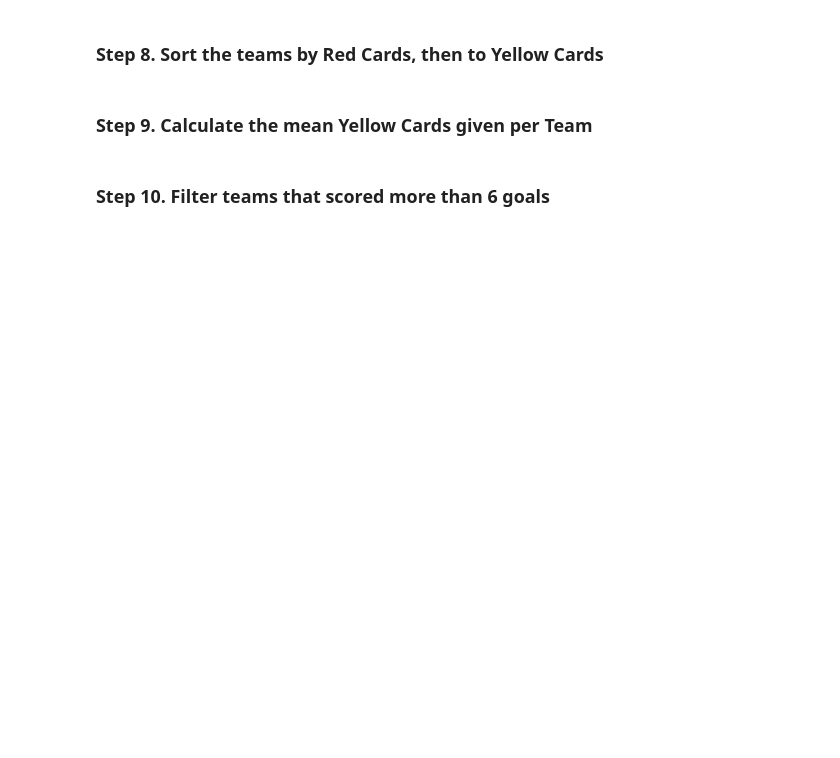
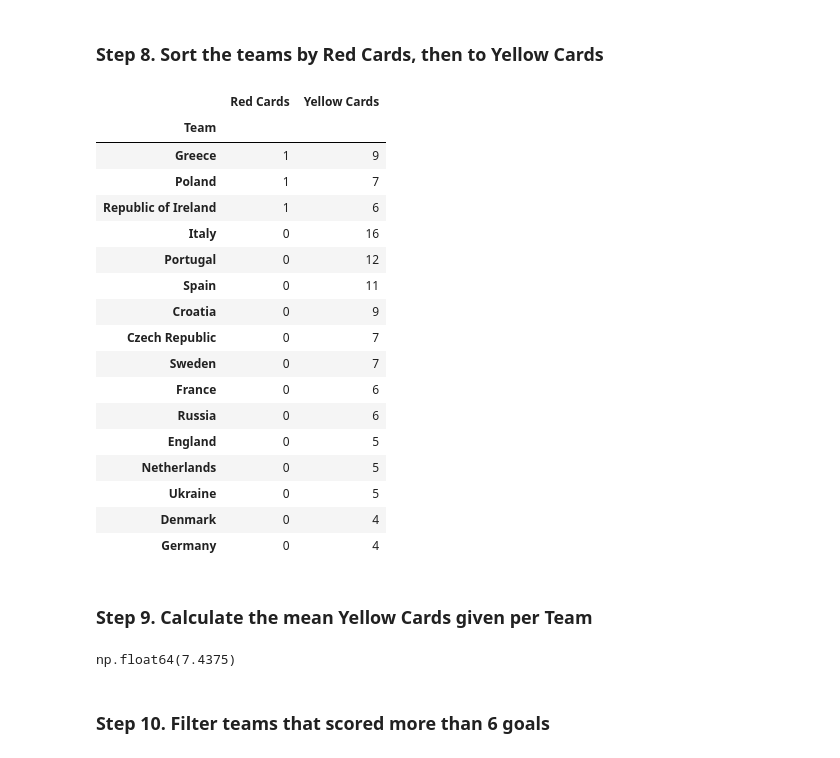
Before and after one commit to Babrzej/ds_2025, a Jupyter notebook: Blazej's Solutions/Report_2/Exercise_2.ipynb, the cells around one changed output. Cells and saved outputs as stored; diff of their text form; code cells hidden in the pictures; blank space fills up the shorter version.

```diff
--- a/Blazej's Solutions/Report_2/Exercise_2.ipynb
+++ b/Blazej's Solutions/Report_2/Exercise_2.ipynb
@@ -21,6 +75,31 @@ This time we are going to pull data directly from the internet.
 # %% [markdown]
 ### Step 8. Sort the teams by Red Cards, then to Yellow Cards
+# %%
+euro12.sort_values(by=['Red Cards','Yellow Cards'], ascending=False)[['Red Cards','Yellow Cards']]
+# %% [output]
+|  | Red Cards | Yellow Cards |
+| Team |  |  |
+| Greece | 1 | 9 |
+| Poland | 1 | 7 |
+| Republic of Ireland | 1 | 6 |
+| Italy | 0 | 16 |
+| Portugal | 0 | 12 |
+| Spain | 0 | 11 |
+| Croatia | 0 | 9 |
+| Czech Republic | 0 | 7 |
+| Sweden | 0 | 7 |
+| France | 0 | 6 |
+| Russia | 0 | 6 |
+| England | 0 | 5 |
+| Netherlands | 0 | 5 |
+| Ukraine | 0 | 5 |
+| Denmark | 0 | 4 |
+| Germany | 0 | 4 |
 # %% [markdown]
 ### Step 9. Calculate the mean Yellow Cards given per Team
+# %%
+euro12['Yellow Cards'].mean()
+# %% [output]
+np.float64(7.4375)
 # %% [markdown]
 ### Step 10. Filter teams that scored more than 6 goals
```
Also changed, not shown: parts of 11 cells of this notebook.
